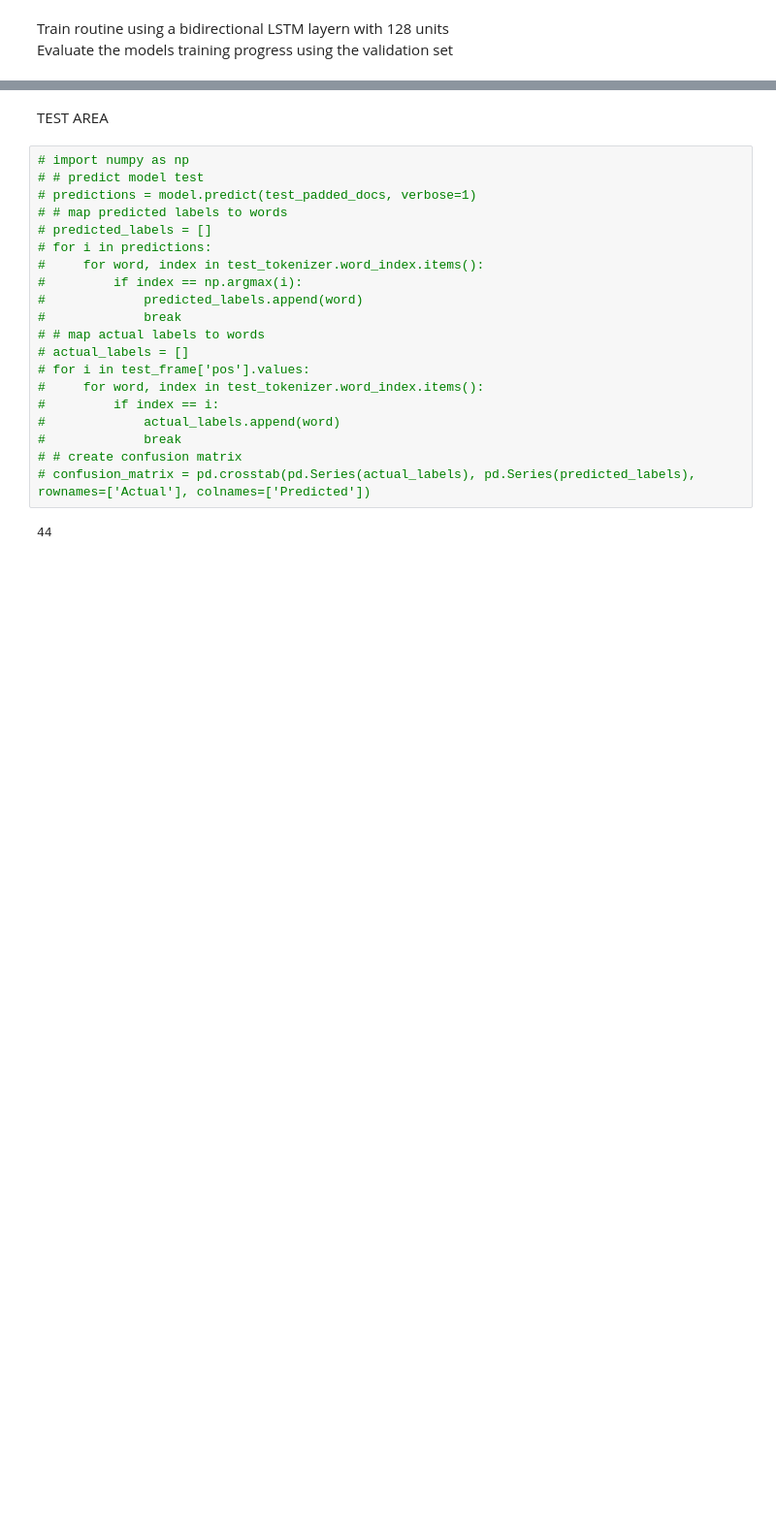
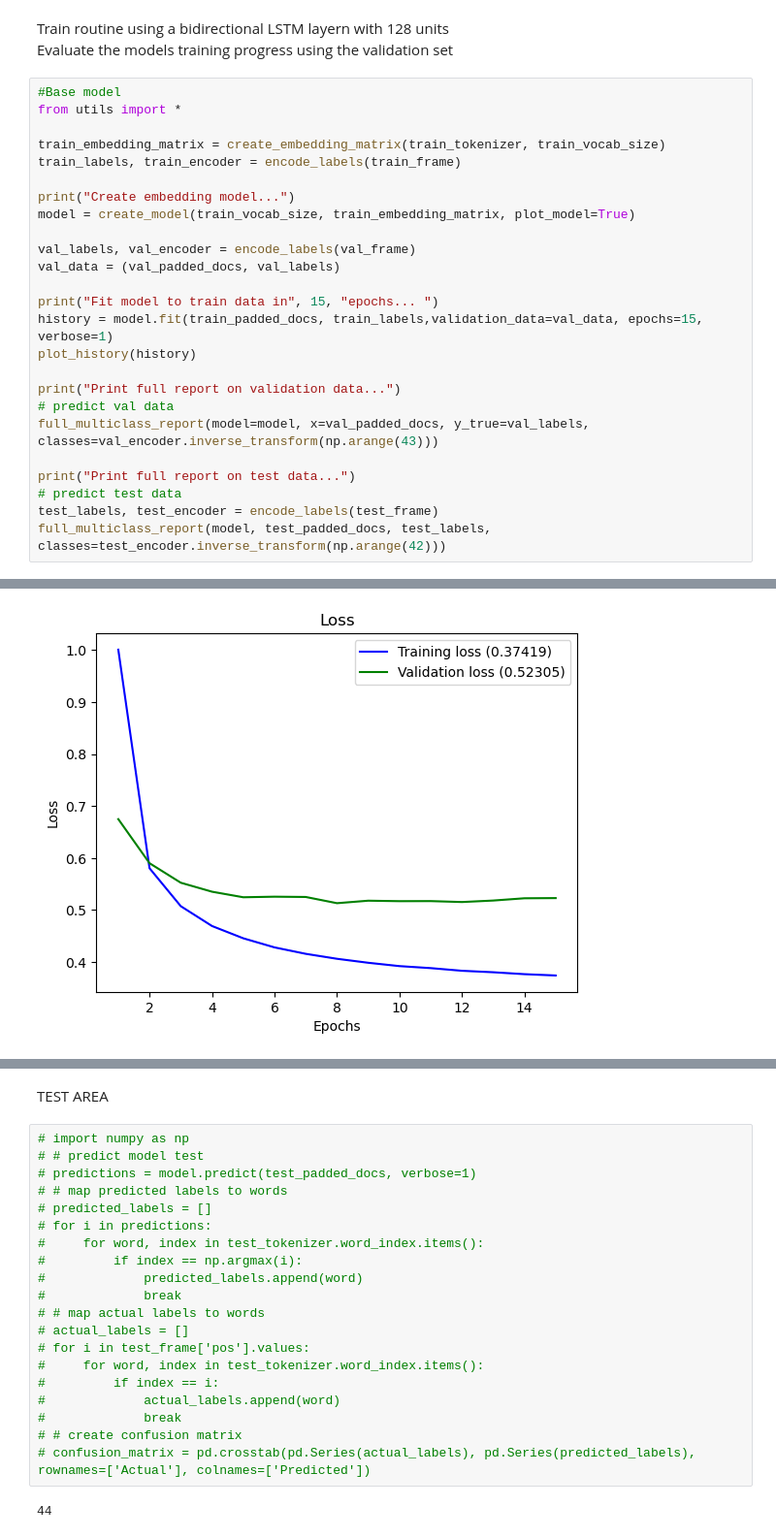
Before and after one commit to michaelSt9898/nlp_assignment_project, a Jupyter notebook: assignment_1.ipynb, the cells around one changed output, grey strips where cells are left out. Shown at 97% size. Cells and saved outputs as stored; diff of their text form; blank space fills up the shorter version.

```diff
--- a/assignment_1.ipynb
+++ b/assignment_1.ipynb
@@ -266,3 +250,29 @@ def predict(model, inf_frame, inf_padded_docs):
 # %% [markdown]
 Train routine using a bidirectional LSTM layern with 128 units
 Evaluate the models training progress using the validation set
+# %%
+#Base model
+from utils import *
+
+train_embedding_matrix = create_embedding_matrix(train_tokenizer, train_vocab_size)
+train_labels, train_encoder = encode_labels(train_frame)
+
+print("Create embedding model...")
+model = create_model(train_vocab_size, train_embedding_matrix, plot_model=True)
+
+val_labels, val_encoder = encode_labels(val_frame)
+val_data = (val_padded_docs, val_labels)
+
+print("Fit model to train data in", 15, "epochs... ")
+history = model.fit(train_padded_docs, train_labels,validation_data=val_data, epochs=15, verbose=1)
+plot_history(history)
+
+print("Print full report on validation data...")
+# predict val data
+full_multiclass_report(model=model, x=val_padded_docs, y_true=val_labels, classes=val_encoder.inverse_transform(np.arange(43)))
+
+print("Print full report on test data...")
+# predict test data
+test_labels, test_encoder = encode_labels(test_frame)
+full_multiclass_report(model, test_padded_docs, test_labels, classes=test_encoder.inverse_transform(np.arange(42)))
+# %% [output]
@@ -268,0 +296 @@ Evaluate the models training progress using the validation set
+[figure, added]
```
Also changed, not shown: parts of 12 cells of this notebook, 1 other file.
